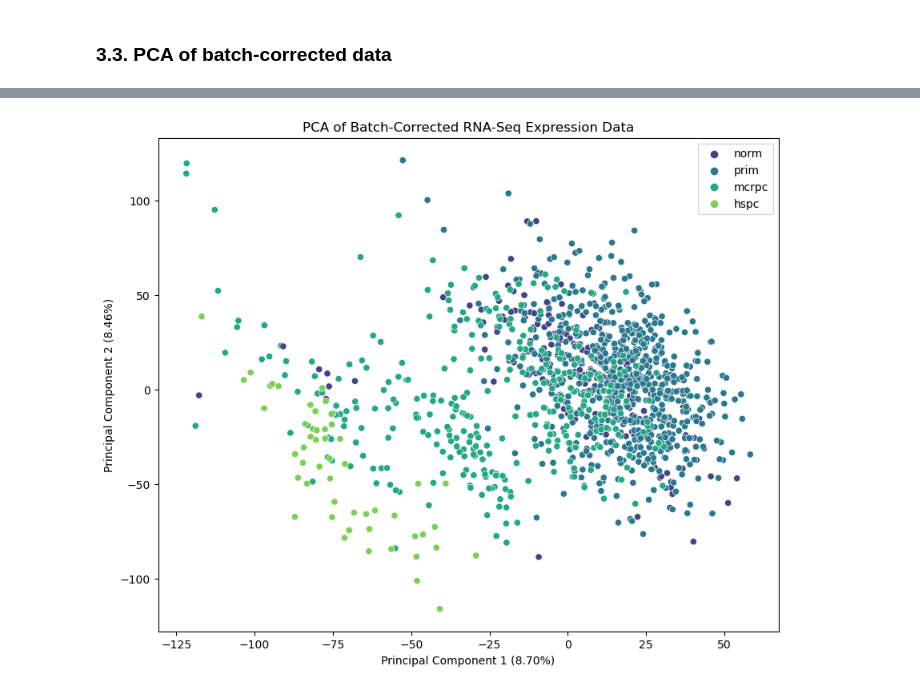
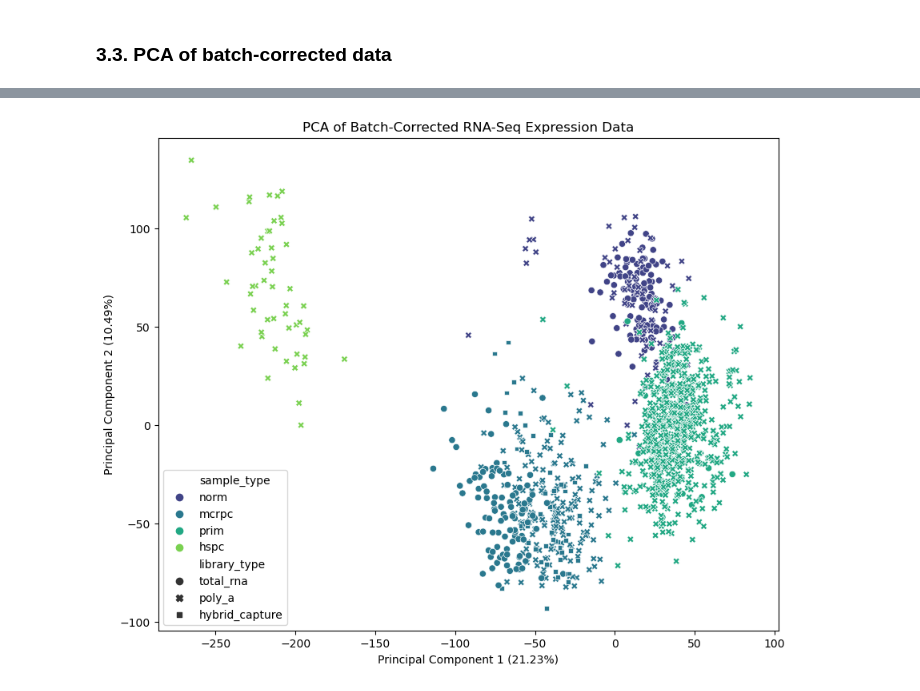
Before and after one commit to CarlosUziel/pca_wgcna_ml, a Jupyter notebook: notebooks/pcta_wcdt_gse221601.ipynb, the cells around one changed output, grey strips where cells are left out. Cells and saved outputs as stored; diff of their text form; code cells hidden in the pictures.

Commit message:
Apply batch correction with combat-seq independently for each sample-type

```diff
--- a/notebooks/pcta_wcdt_gse221601.ipynb
+++ b/notebooks/pcta_wcdt_gse221601.ipynb
@@ -192,7 +192,6 @@ counts_df = pd.concat(
     ],
     axis=1,
 ).dropna(axis=0)
-counts_df = counts_df.loc[counts_df.mean(axis=1) > 10]
 counts_df = counts_df[counts_df.columns.intersection(annot_df["sample_id"])]
 counts_df.to_csv(PCTA_WCDT_GSE221601_ROOT / "data" / "raw_counts.csv", index=True)
 # %%
@@ -272,0 +308,14 @@ annot_df["dataset_library_type"] = label_encoder.fit_transform(
+# %%
+counts_by_type_batch_corrected = {}
+for sample_type, df in counts_by_type.items():
+    try:
+        counts_by_type_batch_corrected[sample_type] = combat_seq(
+            df,
+            annot_df.loc[df.columns, "dataset_library_type"].tolist(),
+        )
+    except Exception as e:
+        print(f"Failed to batch correct {sample_type}: {e}")
+        counts_by_type_batch_corrected[sample_type] = df
+    counts_by_type_batch_corrected[sample_type].to_csv(
+        PCTA_WCDT_GSE221601_ROOT / "data" / f"{sample_type}_batch_corrected_counts.csv"
+    )
@@ -273,12 +344,7 @@ annot_df["dataset_library_type"] = label_encoder.fit_transform(
 # %%
-counts_df_batch_corrected = combat_seq(
-    counts_df=counts_df,
-    batch=annot_df["dataset_library_type"].tolist(),
-    group="sample_type",
-    # shrink=True,
-    # shrink_disp=True,
+counts_df_batch_corrected = pd.concat(
+    counts_by_type_batch_corrected.values(), axis=1
+).dropna(axis=0)
+counts_df_batch_corrected.to_csv(
+    PCTA_WCDT_GSE221601_ROOT / "data" / "raw_counts_batch_corrected.csv", index=True
 )
-counts_df_batch_corrected.to_csv(
-    PCTA_WCDT_GSE221601_ROOT / "data" / "raw_counts_batch_corrected.csv",
-    index=True,
-)
@@ -305,25 +365,30 @@ pca_df_corrected = pd.DataFrame(
     columns=["PC1", "PC2"],
     index=vst_df_batch_corrected.columns,
 )
-pca_df_corrected["sample_type"] = (
-    annot_df.set_index("sample_id")
-    .loc[vst_df_batch_corrected.columns, "sample_type"]
-    .values
-)
+pca_df_corrected["sample_type"] = annot_df.loc[
+    vst_df_batch_corrected.columns, "sample_type"
+].values
+pca_df_corrected["dataset"] = annot_df.loc[
+    vst_df_batch_corrected.columns, "dataset"
+].values
+pca_df_corrected["library_type"] = annot_df.loc[
+    vst_df_batch_corrected.columns, "library_type"
+].values
 explained_variance = pca_corrected.explained_variance_ratio_
 # %%
 plt.figure(figsize=(10, 8))
 sns.scatterplot(
     x="PC1",
     y="PC2",
     hue="sample_type",
+    style="library_type",
     data=pca_df_corrected,
     palette="viridis",
 )
 plt.title("PCA of Batch-Corrected RNA-Seq Expression Data")
 plt.xlabel(f"Principal Component 1 ({explained_variance[0] * 100:.2f}%)")
 plt.ylabel(f"Principal Component 2 ({explained_variance[1] * 100:.2f}%)")
 plt.legend(loc="best")
 plt.show()
 # %% [output]
-[figure, old version]
+[figure, new version]
```
Also changed, not shown: parts of 13 cells of this notebook.
